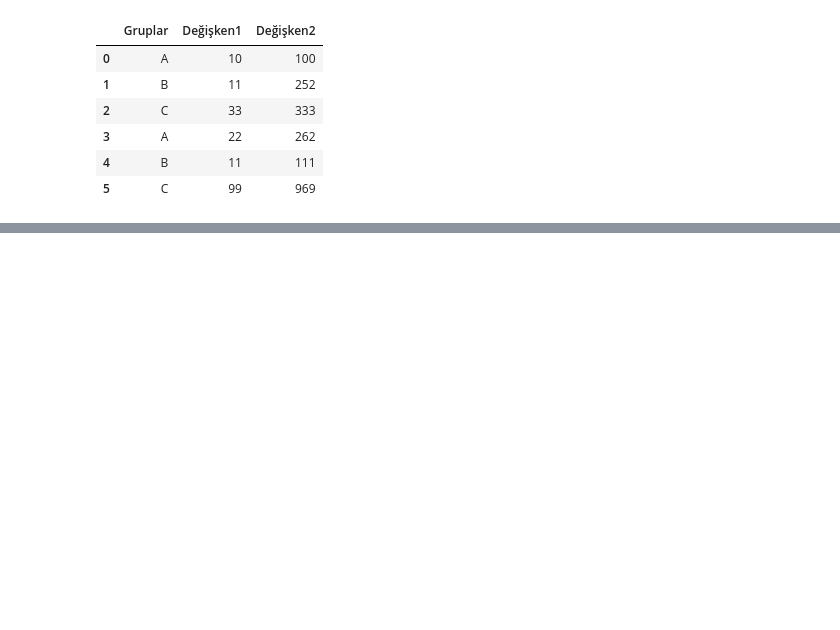
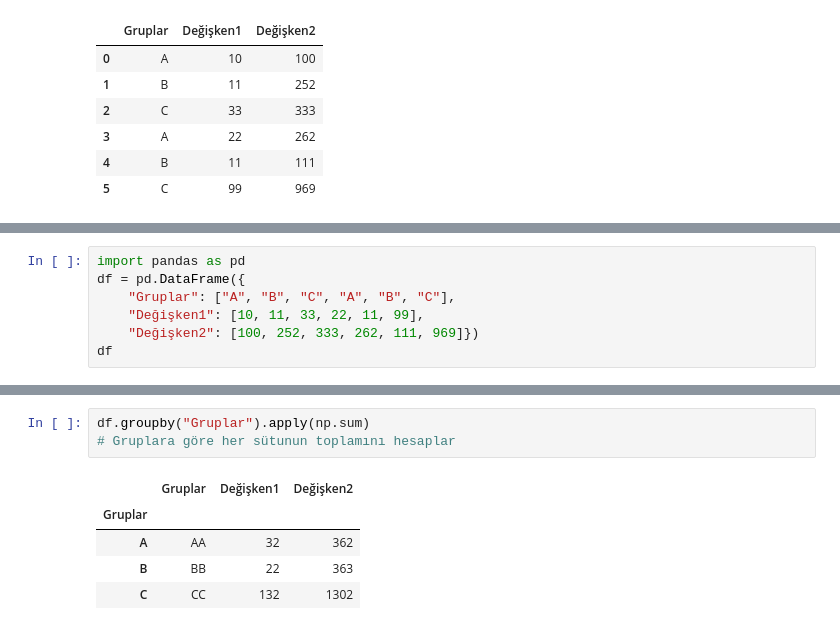
Before and after one commit to howtofightforstudy/YetGen-Core-Python, a Jupyter notebook: 11. Hafta/Eğitim Öncesi/hafta11.ipynb, the cells around one changed output, grey strips where cells are left out. Saved outputs shown, nothing was run; the diff lists cells and outputs as text; blank space fills up the shorter version.

```diff
--- a/11. Hafta/Eğitim Öncesi/hafta11.ipynb
+++ b/11. Hafta/Eğitim Öncesi/hafta11.ipynb
@@ -728,0 +765,7 @@ df.groupby("Gruplar").aggregate(["min",np.median ,"max"])
+# %%
+import pandas as pd
+df = pd.DataFrame({
+    "Gruplar": ["A", "B", "C", "A", "B", "C"],
+    "Değişken1": [10, 11, 33, 22, 11, 99],
+    "Değişken2": [100, 252, 333, 262, 111, 969]})
+df
@@ -728,0 +796,9 @@ df.groupby("Gruplar").aggregate(["min",np.median ,"max"])
+# %%
+df.groupby("Gruplar").apply(np.sum)
+# Gruplara göre her sütunun toplamını hesaplar
+# %% [output]
+|  | Gruplar | Değişken1 | Değişken2 |
+| Gruplar |  |  |  |
+| A | AA | 32 | 362 |
+| B | BB | 22 | 363 |
+| C | CC | 132 | 1302 |
```
Also changed, not shown: parts of 10 cells of this notebook, 2 other files.
